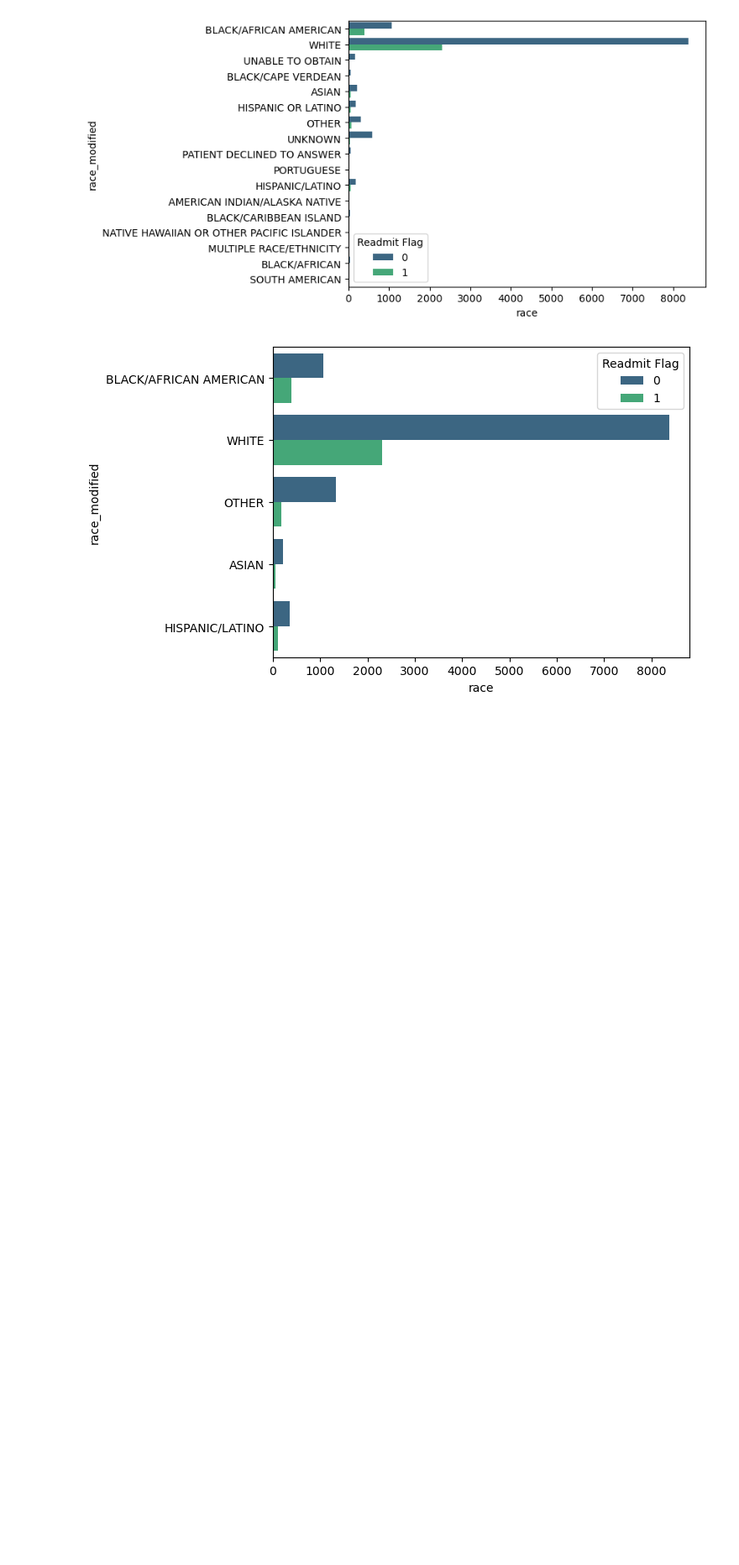
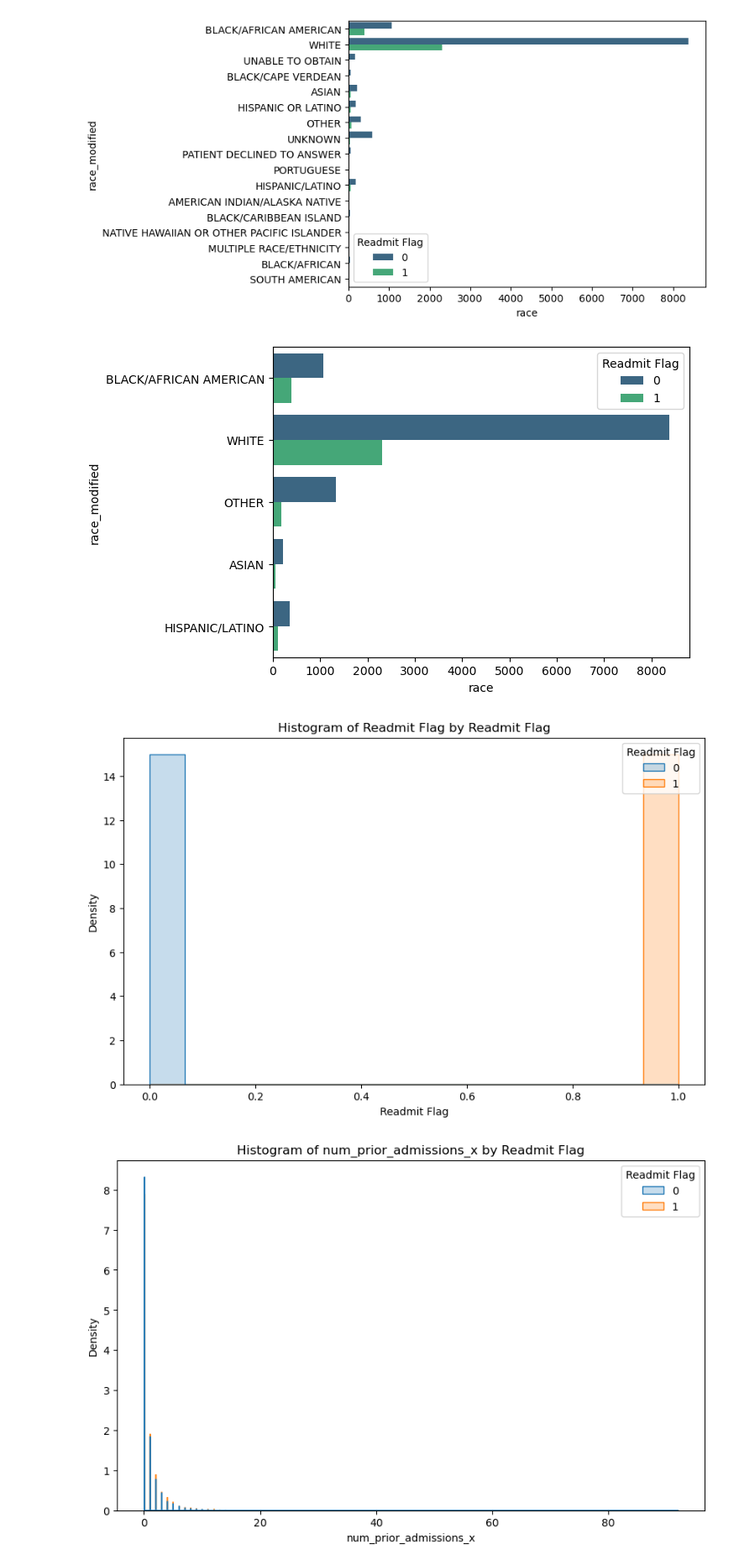
Before and after one commit to blakethom8/Patient-Readmission-Capstone, a Jupyter notebook: CVD Readmission_vFinal.ipynb, the cells around one changed output. Shown at 84% size. Saved outputs shown, nothing was run; the diff lists cells and outputs as text; code cells hidden in the pictures; blank space fills up the shorter version.

```diff
--- a/CVD Readmission_vFinal.ipynb
+++ b/CVD Readmission_vFinal.ipynb
@@ -668,6 +728,10 @@ features_table = features_table.merge(pts_db, on='subject_id', how='left')
 features_table = features_table.merge(pharm_num_medications, on='subject_id', how='left')
 features_table = features_table.merge(hcpcs_events_in_first_adm, on='hadm_id', how='left')
 features_table = features_table.merge(avg_bmi_df, on='subject_id', how='left')
+features_table = features_table.merge(admit_bp_df, on='subject_id', how='left')
+features_table['systolic_bp'].fillna(127, inplace=True)
+features_table['diastolic_bp'].fillna(70, inplace=True)
+features_table['bp_ratio'].fillna(1.8, inplace=True)
 features_table['bmi'].fillna(20, inplace=True)
 features_table['num_prior_admissions_x'].fillna(0, inplace=True)
 features_table['prior_length_of_stay_x'].fillna(timedelta(0), inplace=True)
@@ -701,7 +765,7 @@ memory usage: 4.0+ MB
 features_to_include = [
     'admission_type', 'admission_location', 'discharge_location', 'insurance', 'language', 'marital_status',
     'race', 'Readmit Flag', 'num_prior_admissions_x', 'prior_length_of_stay_x', 'gender', 'anchor_age', 'total_medications',
-    'total_hcpcs', 'admit_LOS', 'bmi'
+    'total_hcpcs', 'admit_LOS', 'bmi', 'systolic_bp', 'diastolic_bp', 'bp_ratio'
 ]
 # %%
 features_master_table = features_table[features_to_include]
@@ -935,3 +989,17 @@ plt.show()
 df_1 = df_1[df_1['discharge_location'] != 'DIED']
 df_1 = df_1[df_1['discharge_location'] != 'HOSPICE']
 df_1['prior_length_of_stay_x'].fillna(pd.Timedelta(days=0), inplace=True)
+# %%
+# Select only numeric columns
+numeric_cols = df_1.select_dtypes(include=['int64']).columns
+
+# Loop through numeric columns and create histograms
+for col in numeric_cols:
+    plt.figure(figsize=(10, 6))  # Adjust the figure size as necessary
+    sns.histplot(data=df, x=col, hue='Readmit Flag', element='step', stat='density', common_norm=False)
+    plt.title(f'Histogram of {col} by Readmit Flag')
+    plt.ylabel('Density')
+    plt.show()
+# %% [output]
+[figure, added]
+[figure, added]
```
Also changed, not shown: parts of 71 cells of this notebook.
